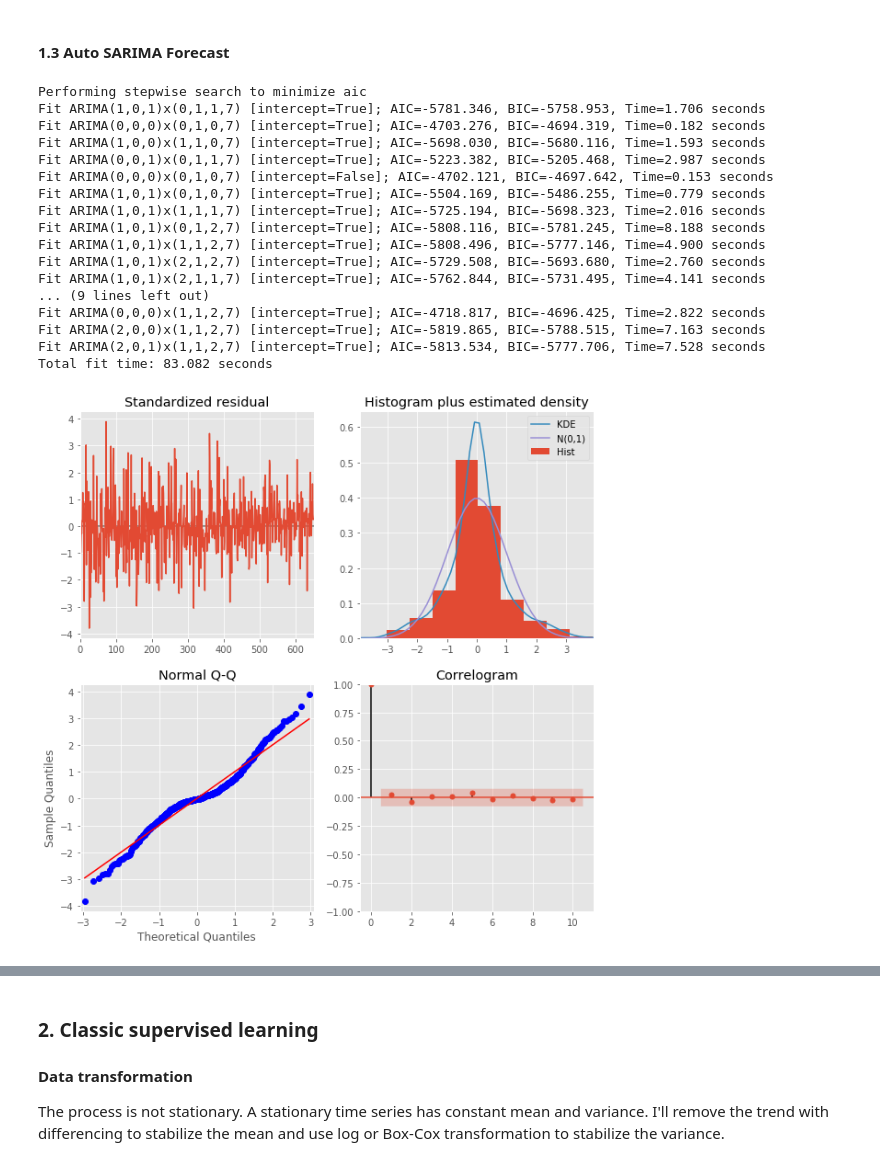
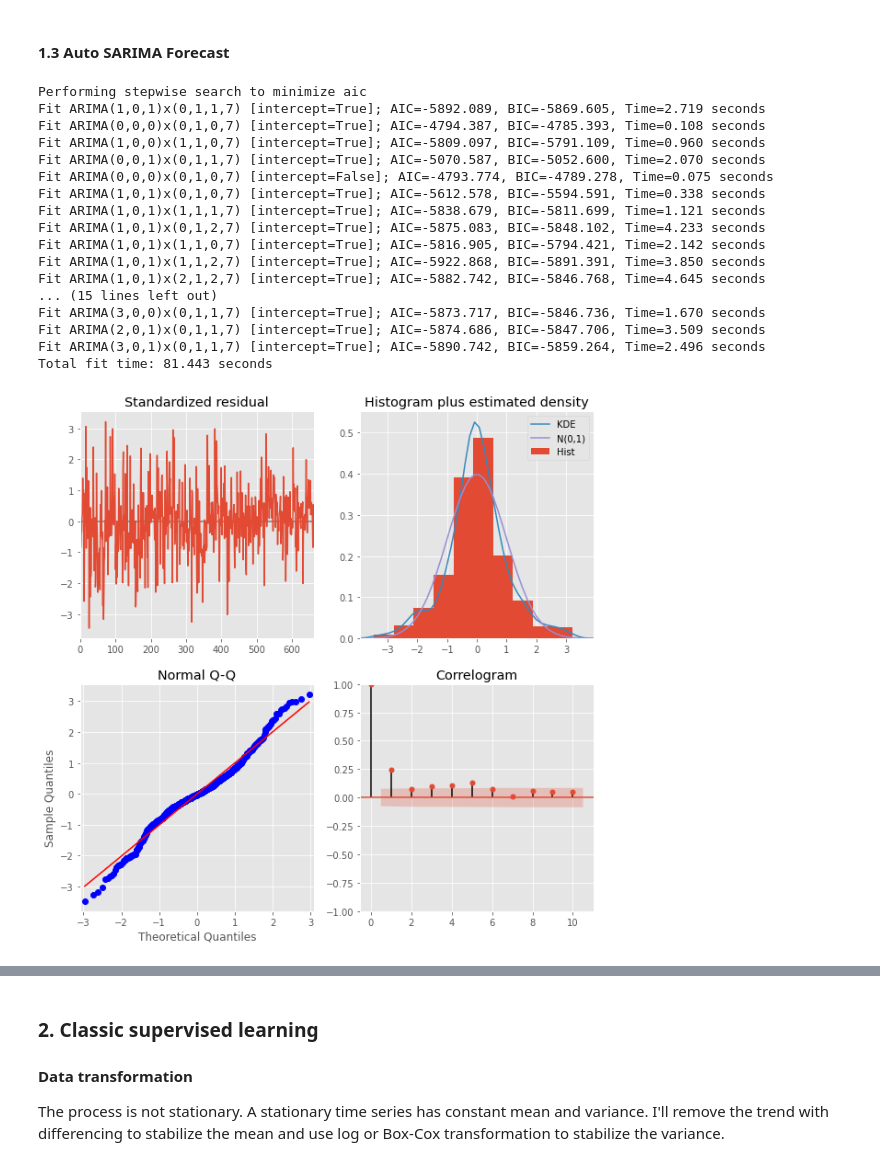
Before and after one commit to flizhou/CAD_USD_exchange_rate_predictor, a Jupyter notebook: scripts/eda.ipynb, the cells around one changed output, grey strips where cells are left out. Drawn from its saved outputs; the diff is of its cells as text; code cells hidden in the pictures.

Commit message:
Trained final models

```diff
--- a/scripts/eda.ipynb
+++ b/scripts/eda.ipynb
@@ -191,15 +194,16 @@ cad_to_usd.head()
 # %% [markdown]
 Split data into train, valid and test datasets
 # %%
-def split_data(data, split_ratio):
+def split_data(data, split_ratio=0.95, num=30):
 
-    split_1 = int(data.shape[0] * split_ratio)
     train_valid, test = (
-        data.iloc[:split_1],
-        data.iloc[split_1:],
+        data.iloc[: - num],
+        data.iloc[- num:],
+    )
+    splits = int(train_valid.shape[0] * split_ratio)
+    train, valid = (
+        train_valid.iloc[: - num],
+        train_valid.iloc[- num:]
     )
 
-    split_2 = int(train_valid.shape[0] * split_ratio)
-    train, valid = train_valid.iloc[:split_2], train_valid.iloc[split_2:]
-
     return train, valid, test, train_valid
@@ -206,5 +225,5 @@ def split_data(data, split_ratio):
 # %%
-train, valid, test, train_valid = split_data(cad_to_usd[["close"]], 0.95)
+train, valid, test, train_valid = split_data(cad_to_usd[["close"]], 0.95, 30)
 
 print(f"The shape of train is {train.shape}")
 print(f"The shape of valid is {valid.shape}")
@@ -269,13 +290,19 @@ def arima_predict(model_fit, num, index, auto=False):
         plt.show()
 
         # Forecast
-        fc, conf = model_fit.predict(n_periods=int(num), return_conf_int=True)
+        try:
+            fc, conf = model_fit.predict(n_periods=int(num), return_conf_int=True)
+        except:
+            fc = model_fit.predict(index[0], index[-1])
 
     # Make as pandas series
     fc_series = pd.Series(fc, index=index)
-    lower_series = pd.Series(conf[:, 0], index=index)
-    upper_series = pd.Series(conf[:, 1], index=index)
-
+    try:
+        lower_series = pd.Series(conf[:, 0], index=index)
+        upper_series = pd.Series(conf[:, 1], index=index)
+    except:
+        lower_series = None
+        upper_series = None
     return fc_series, lower_series, upper_series
 
 
@@ -459,47 +483,47 @@ Warnings:
 # %%
 # Seasonal - fit stepwise auto-ARIMA
 model_4 = pmdarima.auto_arima(
     train["close"],
     start_p=1,
     start_q=1,
     test="adf",
     max_p=3,
     max_q=3,
     m=7,
     start_P=0,
     seasonal=True,
     d=None,
     D=1,
     trace=True,
     error_action="ignore",
     suppress_warnings=True,
     stepwise=True,
 )
 
 model_4.summary()
 fc_series, lower_series, upper_series = arima_predict(
     model_4, valid.size, valid.index, auto=True
 )
 plot_forecast(
-    train, valid, fc_series, "ARIMA(1, 0, 0) x (1, 1, 1, 7)", lower_series, upper_series
+    train, valid, fc_series, "ARIMA(2, 0, 0) x (1, 1, 1, 7)", lower_series, upper_series
 )
-scores_4 = evaluate_model(fc_series, valid.squeeze(), "ARIMA(1, 0, 0) x (1, 1, 1, 7)")
+scores_4 = evaluate_model(fc_series, valid.squeeze(), "ARIMA(2, 0, 0) x (0, 1, 1, 7)")
 # %% [output]
 Performing stepwise search to minimize aic
-Fit ARIMA(1,0,1)x(0,1,1,7) [intercept=True]; AIC=-5781.346, BIC=-5758.953, Time=1.706 seconds
-Fit ARIMA(0,0,0)x(0,1,0,7) [intercept=True]; AIC=-4703.276, BIC=-4694.319, Time=0.182 seconds
-Fit ARIMA(1,0,0)x(1,1,0,7) [intercept=True]; AIC=-5698.030, BIC=-5680.116, Time=1.593 seconds
-Fit ARIMA(0,0,1)x(0,1,1,7) [intercept=True]; AIC=-5223.382, BIC=-5205.468, Time=2.987 seconds
-Fit ARIMA(0,0,0)x(0,1,0,7) [intercept=False]; AIC=-4702.121, BIC=-4697.642, Time=0.153 seconds
-Fit ARIMA(1,0,1)x(0,1,0,7) [intercept=True]; AIC=-5504.169, BIC=-5486.255, Time=0.779 seconds
-Fit ARIMA(1,0,1)x(1,1,1,7) [intercept=True]; AIC=-5725.194, BIC=-5698.323, Time=2.016 seconds
-Fit ARIMA(1,0,1)x(0,1,2,7) [intercept=True]; AIC=-5808.116, BIC=-5781.245, Time=8.188 seconds
-Fit ARIMA(1,0,1)x(1,1,2,7) [intercept=True]; AIC=-5808.496, BIC=-5777.146, Time=4.900 seconds
-Fit ARIMA(1,0,1)x(2,1,2,7) [intercept=True]; AIC=-5729.508, BIC=-5693.680, Time=2.760 seconds
-Fit ARIMA(1,0,1)x(2,1,1,7) [intercept=True]; AIC=-5762.844, BIC=-5731.495, Time=4.141 seconds
-... (9 lines left out)
-Fit ARIMA(0,0,0)x(1,1,2,7) [intercept=True]; AIC=-4718.817, BIC=-4696.425, Time=2.822 seconds
-Fit ARIMA(2,0,0)x(1,1,2,7) [intercept=True]; AIC=-5819.865, BIC=-5788.515, Time=7.163 seconds
-Fit ARIMA(2,0,1)x(1,1,2,7) [intercept=True]; AIC=-5813.534, BIC=-5777.706, Time=7.528 seconds
-Total fit time: 83.082 seconds
+Fit ARIMA(1,0,1)x(0,1,1,7) [intercept=True]; AIC=-5892.089, BIC=-5869.605, Time=2.719 seconds
+Fit ARIMA(0,0,0)x(0,1,0,7) [intercept=True]; AIC=-4794.387, BIC=-4785.393, Time=0.108 seconds
+Fit ARIMA(1,0,0)x(1,1,0,7) [intercept=True]; AIC=-5809.097, BIC=-5791.109, Time=0.960 seconds
+Fit ARIMA(0,0,1)x(0,1,1,7) [intercept=True]; AIC=-5070.587, BIC=-5052.600, Time=2.070 seconds
+Fit ARIMA(0,0,0)x(0,1,0,7) [intercept=False]; AIC=-4793.774, BIC=-4789.278, Time=0.075 seconds
+Fit ARIMA(1,0,1)x(0,1,0,7) [intercept=True]; AIC=-5612.578, BIC=-5594.591, Time=0.338 seconds
+Fit ARIMA(1,0,1)x(1,1,1,7) [intercept=True]; AIC=-5838.679, BIC=-5811.699, Time=1.121 seconds
+Fit ARIMA(1,0,1)x(0,1,2,7) [intercept=True]; AIC=-5875.083, BIC=-5848.102, Time=4.233 seconds
+Fit ARIMA(1,0,1)x(1,1,0,7) [intercept=True]; AIC=-5816.905, BIC=-5794.421, Time=2.142 seconds
+Fit ARIMA(1,0,1)x(1,1,2,7) [intercept=True]; AIC=-5922.868, BIC=-5891.391, Time=3.850 seconds
+Fit ARIMA(1,0,1)x(2,1,2,7) [intercept=True]; AIC=-5882.742, BIC=-5846.768, Time=4.645 seconds
+... (15 lines left out)
+Fit ARIMA(3,0,0)x(0,1,1,7) [intercept=True]; AIC=-5873.717, BIC=-5846.736, Time=1.670 seconds
+Fit ARIMA(2,0,1)x(0,1,1,7) [intercept=True]; AIC=-5874.686, BIC=-5847.706, Time=3.509 seconds
+Fit ARIMA(3,0,1)x(0,1,1,7) [intercept=True]; AIC=-5890.742, BIC=-5859.264, Time=2.496 seconds
+Total fit time: 81.443 seconds
-[figure, old version]
+[figure, new version]
```
Also changed, not shown: parts of 52 cells of this notebook, 14 other files.
